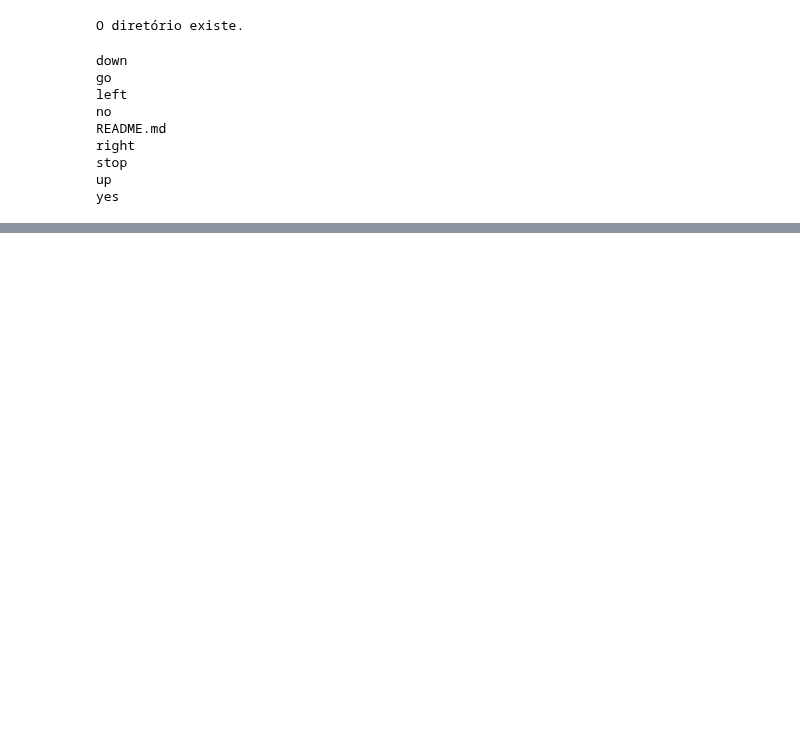
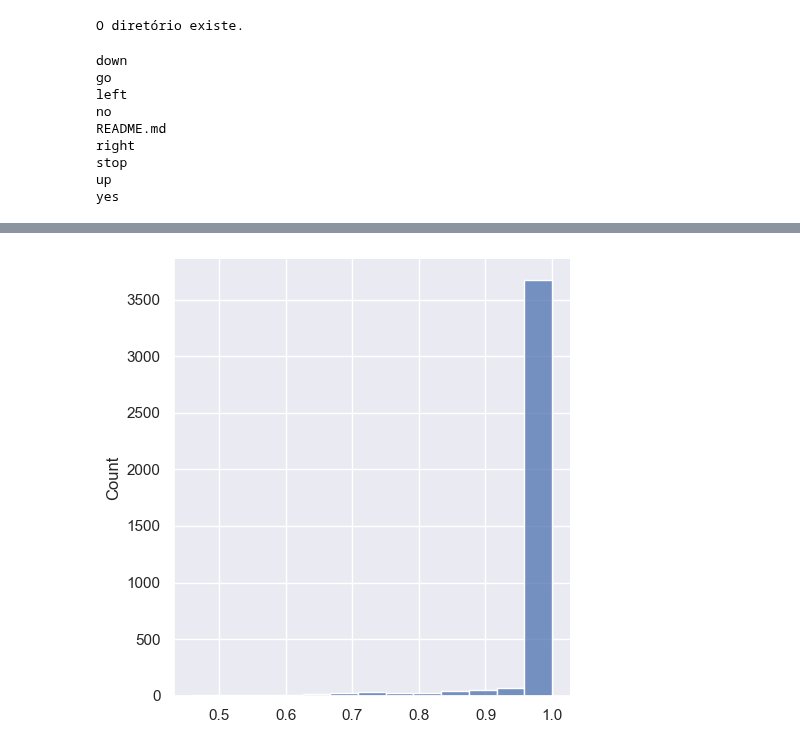
Before and after one commit to eltongaspar/python, a Jupyter notebook: 9-4 Consolidar - Voz e Audio.ipynb, the cells around one changed output, grey strips where cells are left out. Drawn from its saved outputs; the diff is of its cells as text; code cells hidden in the pictures; blank space fills up the shorter version.

```diff
--- a/9-4 Consolidar - Voz e Audio.ipynb
+++ b/9-4 Consolidar - Voz e Audio.ipynb
@@ -138,0 +127,11 @@ yes
+# %%
+# Cria uma lista com os caminhos de todos os arquivos de áudio.
+
+import os
+import glob
+from tqdm import tqdm
+
+speech_data_list = []
+dir_speech_data_list = "D:/Dados/Material_complementar_reconhecimento_voz/mini_speech_commands/mini_speech_commands"
+for name in tqdm(glob.glob(str(dir_speech_data_list) + '/*/*')):
+  speech_data_list.append(name)
@@ -138,0 +271,24 @@ yes
+# %%
+# Calcula e visualiza a distribuição da duração das gravações.
+#VScode
+import os
+
+commands = []
+dir_commands = "D:\Dados\Material_complementar_reconhecimento_voz\mini_speech_commands\mini_speech_commands"
+
+for label in commands:
+    # Verifique se label é um diretório (use os.path.isdir)
+    if os.path.isdir(os.path.join(dir_commands, label)):  # Combine caminhos
+        waves = [f for f in os.listdir(os.path.join(dir_commands, label)) if f.endswith('.wav')]
+        for wav in waves:
+            data, sample_rate = librosa.load(os.path.join(dir_commands, label, wav), sr=16000)
+            # Processe os dados de áudio...
+            duration_of_recordings.append(float(len(data) / sample_rate))
+    else:
+        # Lide com o caso em que label não é um diretório (por exemplo, imprima uma mensagem)
+        print(f"Pulando a categoria '{label}' pois não é um diretório.")
+# %%
+# Duração das gravações
+sns.displot(duration_of_recordings);
+# %% [output]
+[figure, added]
```
Also changed, not shown: parts of 16 cells of this notebook.
